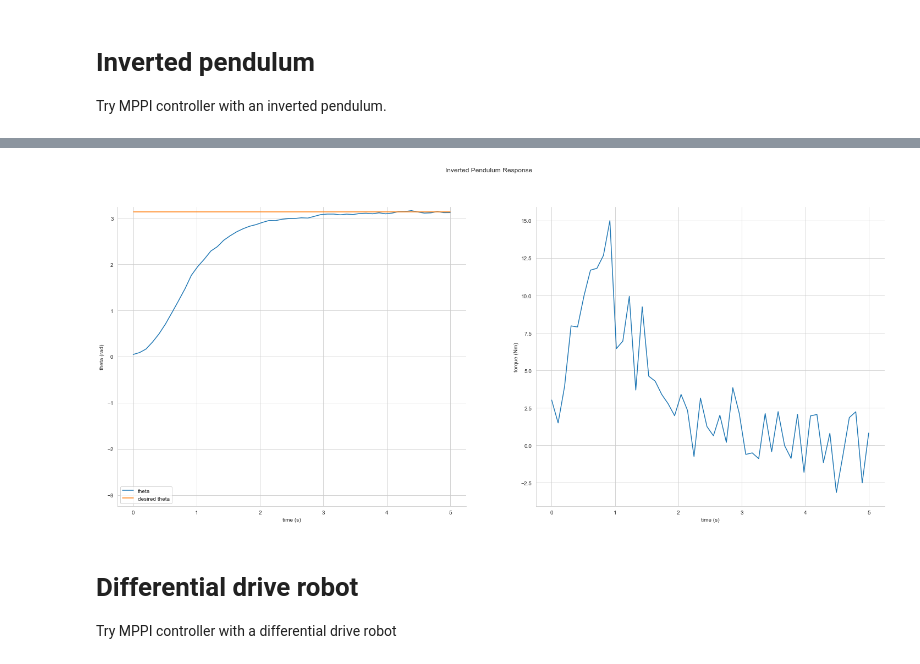
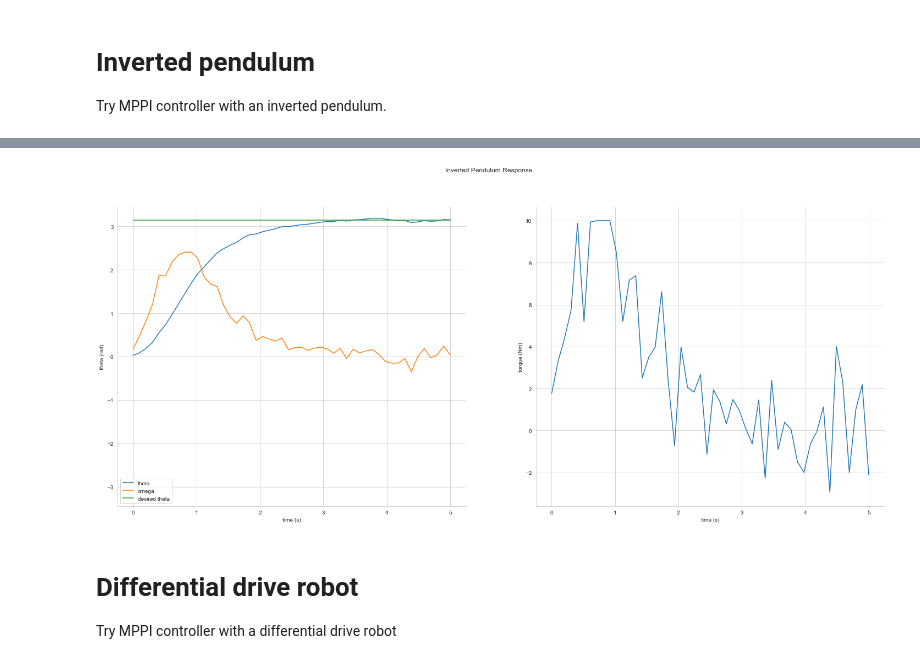
Before and after one commit to micahreich/mppi-neural-dynamics, a Jupyter notebook: control/MPPIPlayground.ipynb, the cells around one changed output, grey strips where cells are left out. Drawn from its saved outputs; the diff is of its cells as text; code cells hidden in the pictures.

```diff
--- a/control/MPPIPlayground.ipynb
+++ b/control/MPPIPlayground.ipynb
@@ -83,7 +94,7 @@ block_env.desired_state = np.array([5, 0])
 # Create lists to store control sequence and state sequences for MPPI runs
 control_seq, states = [], []
 
-simulation_length = 10  # s
+simulation_length = 8  # s
 n_steps = int((1 / dt) * simulation_length)
 
 # Begin simulation
@@ -122,14 +133,16 @@ plt.show()
 Try MPPI controller with an inverted pendulum.
 # %%
 class InvertedPendulum:
-    def __init__(self, initial_state, m, l, g, dt):
+    def __init__(self, initial_state, m, l, b, g, dt):
         self.initial_state = initial_state
         self.desired_state = None
         self.m = m
         self.l = l
+        self.b = b
         self.g = g
         self.dt = dt
         self.nx, self.nu = (2, 1)
+        self.NULL_ACTION  = np.zeros(self.nu)
 
         self.controller = MPPIController.MPPIController(
             n_rollouts=200,
@@ -142,7 +155,7 @@ class InvertedPendulum:
             state_cost=self.state_cost,
             evolve_state=self.evolve_state,
             dt=dt,
-            control_range={"min": np.array([-15]), "max": np.array([15])},
+            control_range={"min": np.array([-10]), "max": np.array([10])},
             control_noise_initialization = MPPIController.ControlNoiseInit.LAST
         )
 
@@ -163,9 +176,8 @@ class InvertedPendulum:
         return error.T @ Q @ error
 
     def evolve_state(self, x, u, dt):
-        b = 1
         th, thdot = x
-        thddot = (-b * thdot + u[0] + self.m * self.g * self.l * np.sin(th)) / (self.m * self.l**2)
+        thddot = (-self.b * thdot + u[0] + self.m * self.g * self.l * np.sin(th)) / (self.m * self.l**2)
 
         newthdot = thdot + thddot * dt
         newth = th + newthdot * dt + (0.5 * thddot * dt**2)
@@ -189,28 +201,29 @@ inv_pend_env = InvertedPendulum(
     initial_state=np.array([0, 0]),
     m=1,     # kg
     l=1,     # m
+    b=0.1,  # ?
     g=-9.81, # m / s^2
     dt=dt    # s
 )
 
 inv_pend_env.desired_state = np.array([np.pi, 0])
 # %%
-# Create lists to store control sequence and state sequences for MPPI runs
-control_seq, states = [], []
-
 simulation_length = 5  # s
 n_steps = int((1 / dt) * simulation_length)
+
+# Create lists to store control sequence and state sequences for MPPI runs
+controls, states = np.empty((n_steps, inv_pend_env.nu)), np.empty((n_steps, inv_pend_env.nx))
 
 # Begin simulation
 current_state = inv_pend_env.initial_state
 start_time = perf_counter()
 
-for _ in range(0, n_steps):
+for i in range(0, n_steps):
     action = inv_pend_env.controller.step(current_state)
     current_state = inv_pend_env.simulator(current_state, action, measurement_noise=False)
 
-    states.append(current_state[0])
-    control_seq.append(action)
+    states[i] = current_state
+    controls[i] = action
 
 print("Elapsed Time: {:.5f} s".format(perf_counter() - start_time))
 # %% [output]
@@ -218,24 +231,25 @@ Elapsed Time: 1.93980 s
 # %%
 # Plot the results
 fig, (ax1, ax2) = plt.subplots(1, 2, figsize=(25, 10))
 sns.despine()
 
 fig.suptitle("Inverted Pendulum Response")
 
 time = np.linspace(0, simulation_length, n_steps)
 
-ax1.plot(time, states, label="theta")
+ax1.plot(time, states[:, 0], label="theta")
+ax1.plot(time, states[:, 1], label="omega")
 ax1.plot(time, np.repeat(inv_pend_env.desired_state[0], n_steps), label="desired theta")
 ax1.set(xlabel="time (s)", ylabel="theta (rad)")
-ax1.set_ylim([-np.pi-0.1, np.pi+0.1])
+ax1.set_ylim([-np.pi-0.3, np.pi+0.3])
 ax1.legend()
 
-ax2.plot(time, control_seq, label="control")
+ax2.plot(time, controls[:, 0], label="control")
 ax2.set(xlabel="time (s)", ylabel="torque (Nm)")
 
 plt.show()
 # %% [output]
-[figure, old version]
+[figure, new version]
 # %% [markdown]
 # Differential drive robot
 Try MPPI controller with a differential drive robot
```
Also changed, not shown: parts of 5 cells of this notebook, 12 other files.
